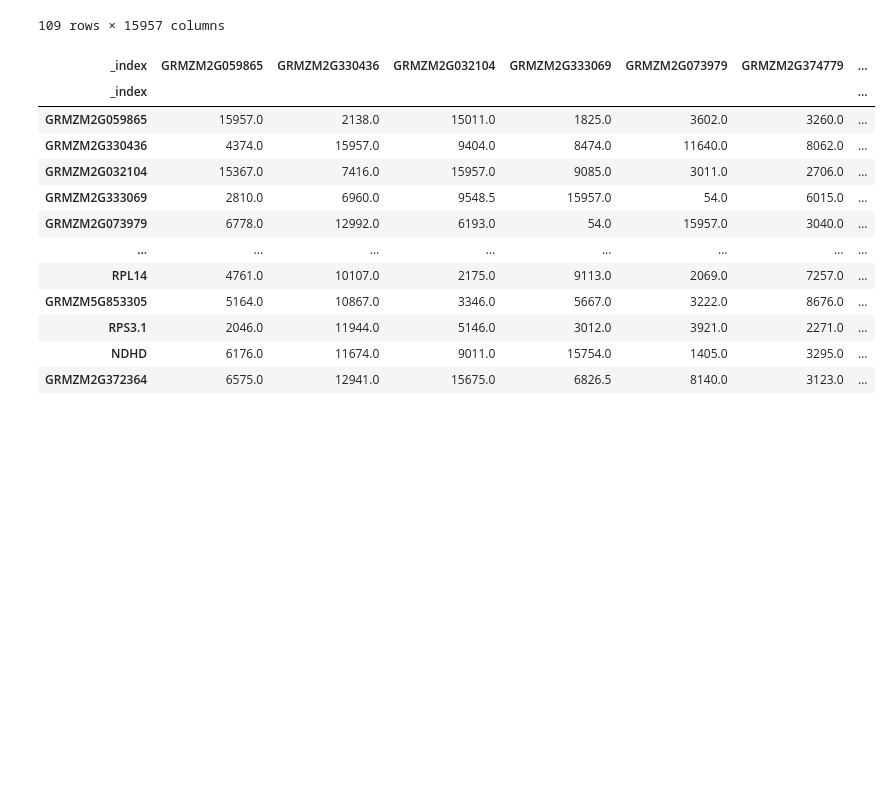
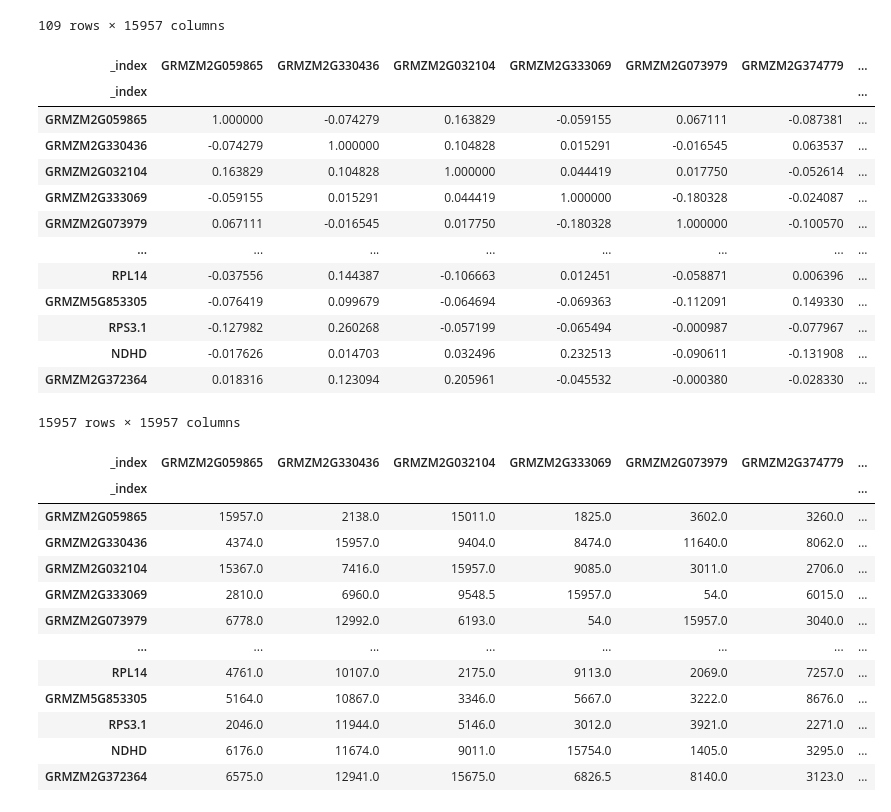
Before and after one commit to mikepassal/Jack_and_Dave_Maize_Meristem, a Jupyter notebook: attempting_to_fix_correlation_of_wuschel_cells.ipynb, the cells around one changed output. Saved outputs shown, nothing was run; the diff lists cells and outputs as text; code cells hidden in the pictures; blank space fills up the shorter version.

```diff
--- a/attempting_to_fix_correlation_of_wuschel_cells.ipynb
+++ b/attempting_to_fix_correlation_of_wuschel_cells.ipynb
@@ -260 +298,18 @@ maize_single_cell_wuschel_expressing_pd
+# %%
+maize_single_cell_wuschel_expressing_pd.corr(method = 'pearson')
+# %% [output]
+| _index | GRMZM2G059865 | GRMZM2G330436 | GRMZM2G032104 | GRMZM2G333069 | GRMZM2G073979 | GRMZM2G374779 | ... |
+| _index |  |  |  |  |  |  | ... |
+| GRMZM2G059865 | 1.000000 | -0.074279 | 0.163829 | -0.059155 | 0.067111 | -0.087381 | ... |
+| GRMZM2G330436 | -0.074279 | 1.000000 | 0.104828 | 0.015291 | -0.016545 | 0.063537 | ... |
+| GRMZM2G032104 | 0.163829 | 0.104828 | 1.000000 | 0.044419 | 0.017750 | -0.052614 | ... |
+| GRMZM2G333069 | -0.059155 | 0.015291 | 0.044419 | 1.000000 | -0.180328 | -0.024087 | ... |
+| GRMZM2G073979 | 0.067111 | -0.016545 | 0.017750 | -0.180328 | 1.000000 | -0.100570 | ... |
+| ... | ... | ... | ... | ... | ... | ... | ... |
+| RPL14 | -0.037556 | 0.144387 | -0.106663 | 0.012451 | -0.058871 | 0.006396 | ... |
+| GRMZM5G853305 | -0.076419 | 0.099679 | -0.064694 | -0.069363 | -0.112091 | 0.149330 | ... |
+| RPS3.1 | -0.127982 | 0.260268 | -0.057199 | -0.065494 | -0.000987 | -0.077967 | ... |
+| NDHD | -0.017626 | 0.014703 | 0.032496 | 0.232513 | -0.090611 | -0.131908 | ... |
+| GRMZM2G372364 | 0.018316 | 0.123094 | 0.205961 | -0.045532 | -0.000380 | -0.028330 | ... |
+15957 rows × 15957 columns
 # %%
```
Also changed, not shown: parts of 10 cells of this notebook.
